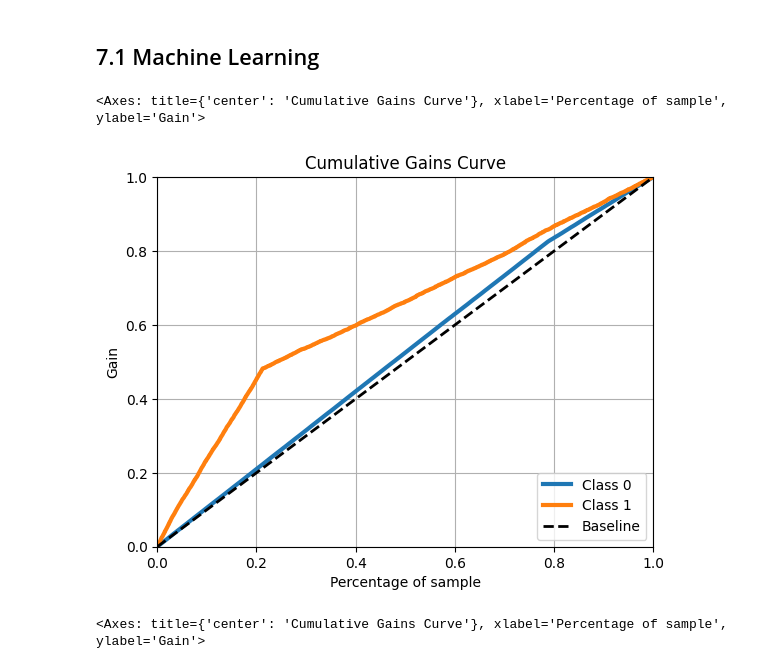
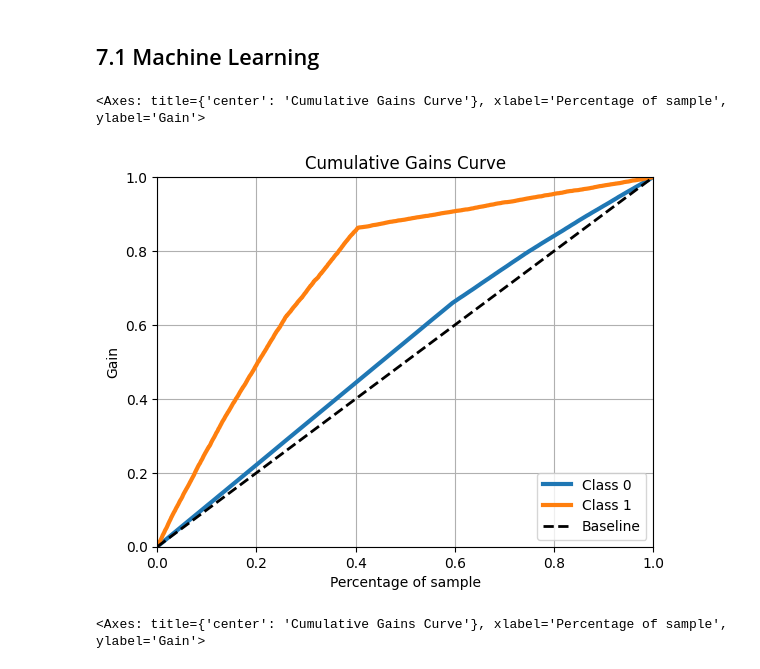
Before and after one commit to OscarFantozzi/Healt-Insurance-Cross_Sell, a Jupyter notebook: pa004_Health_Insurance_cross_sell.ipynb, the cells around one changed output. Saved outputs shown, nothing was run; the diff lists cells and outputs as text; code cells hidden in the pictures.

```diff
--- a/pa004_Health_Insurance_cross_sell.ipynb
+++ b/pa004_Health_Insurance_cross_sell.ipynb
@@ -335,2 +433,4 @@ x_validation = x_validation.fillna( 0 )
+# %%
+df_test = encoding( df5_test )
 # %% [markdown]
 # 6.0 Feature Selection
@@ -337,3 +441,11 @@ x_validation = x_validation.fillna( 0 )
+# %%
+# df train
+x_train = df5_train.drop( 'response', axis =1 )
+y_train = df5_train['response']
+
+# df test
+x_test = df_test.drop( 'response', axis = 1 )
+y_test = df_test['response']
 # %% [markdown]
 ## 6.2 Feature Importance
 # %%
@@ -386,6 +498,7 @@ feature ranking
 # %% [markdown]
 # 7.0 Machine Learning
 # %%
+# columns selections based on the rf
 cols_selected = ['vintage',
                  'annual_premium',
                  'age',
@@ -393,25 +506,26 @@ cols_selected = ['vintage',
                  'vehicle_damage',
                  'policy_sales_channel',
                  'previously_insured']
-x_train = df5[ cols_selected ]
-x_val = x_validation[ cols_selected ]
+
+x_train = x_train[cols_selected]
+x_test = x_test[cols_selected]
 # %% [markdown]
 ## 7.1 Machine Learning
 # %%
 # model definition
-knn_model = nh.KNeighborsClassifier( n_neighbors = 2 )
+knn_model = nh.KNeighborsClassifier( n_neighbors = 7 )
 
 # model training
 knn_model.fit( x_train, y_train )
 
 # model prediction
-yhat_knn = knn_model.predict_proba( x_val )
+yhat_knn = knn_model.predict_proba( x_test )
 # %%
 # acumulative gain
-skplt.metrics.plot_cumulative_gain( y_validation , yhat_knn )
+skplt.metrics.plot_cumulative_gain( y_test , yhat_knn )
 # %% [output]
 <Axes: title={'center': 'Cumulative Gains Curve'}, xlabel='Percentage of sample', ylabel='Gain'>
-[figure, old version]
+[figure, new version]
 # %%
 # model definition
 lr_model = lm.LogisticRegression( random_state = 42 )
```
Also changed, not shown: parts of 55 cells of this notebook, 52 other files.
